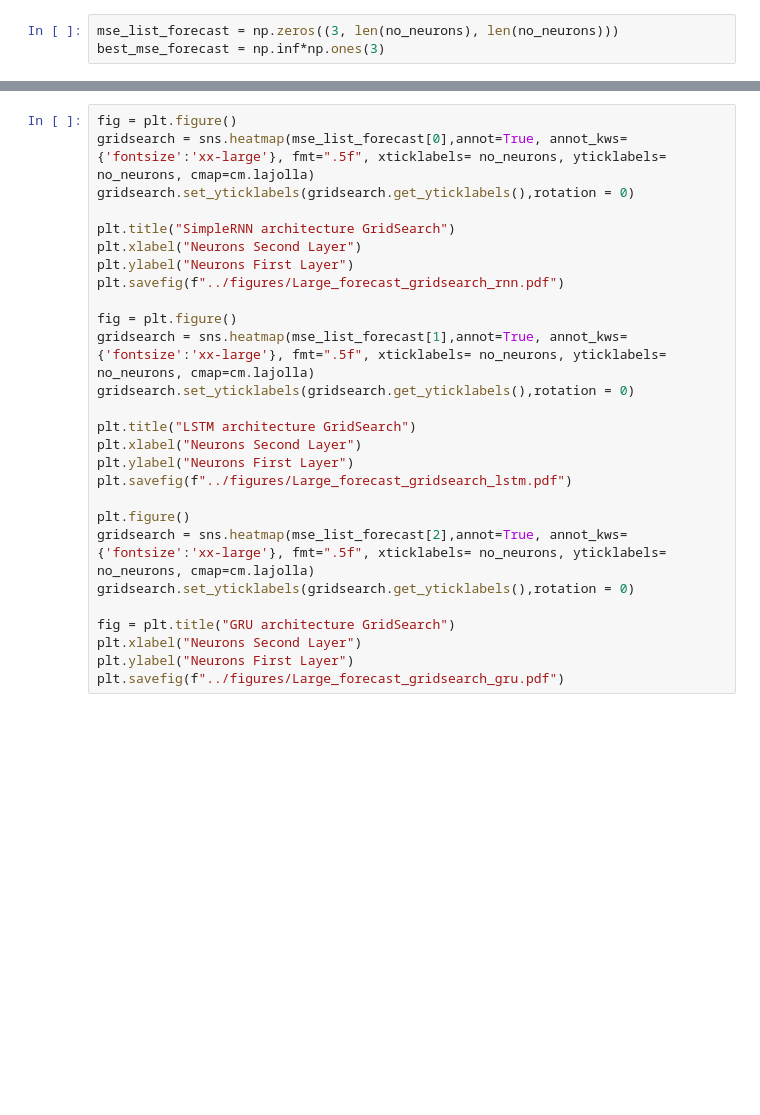
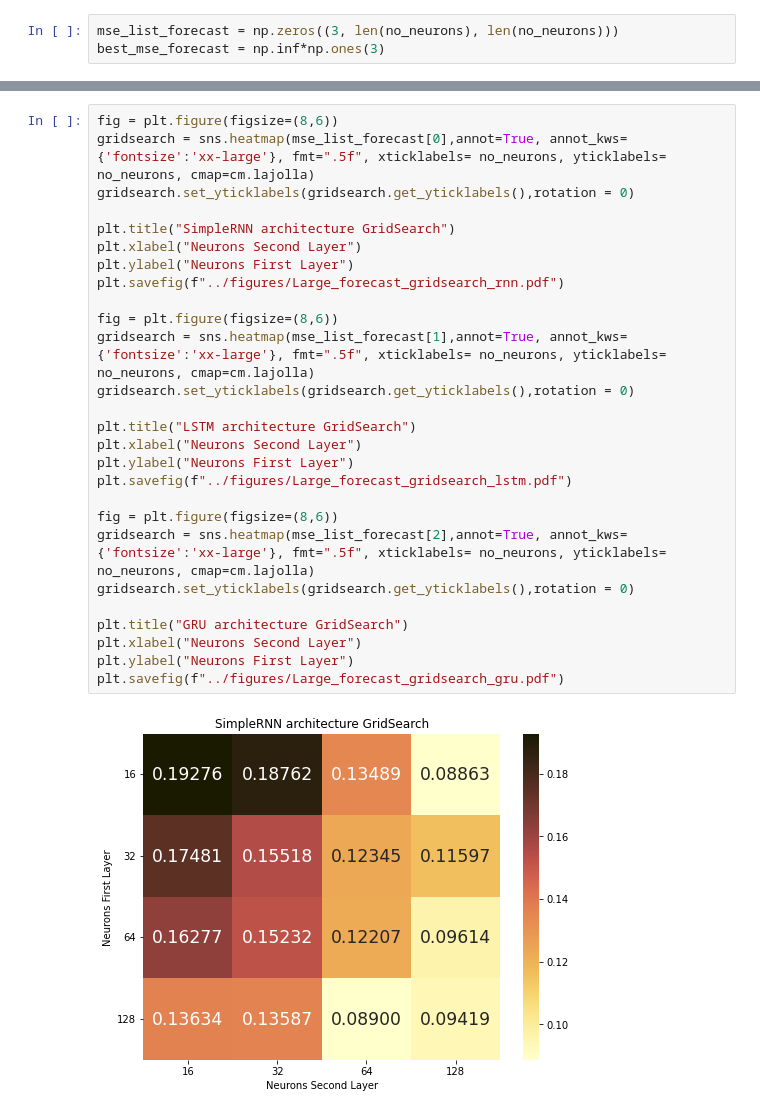
Before and after one commit to AndreasBordvik/FYS-STK4155-Prj3_report, a Jupyter notebook: code/seqtoseq_girdsearch_multivariate.ipynb, the cells around one changed output, grey strips where cells are left out. Cells and saved outputs as stored; diff of their text form; blank space fills up the shorter version.

```diff
--- a/code/seqtoseq_girdsearch_multivariate.ipynb
+++ b/code/seqtoseq_girdsearch_multivariate.ipynb
@@ -448,27 +532,29 @@ print(best_mse_forecast)
 # %%
-fig = plt.figure()
+fig = plt.figure(figsize=(8,6))
 gridsearch = sns.heatmap(mse_list_forecast[0],annot=True, annot_kws={'fontsize':'xx-large'}, fmt=".5f", xticklabels= no_neurons, yticklabels= no_neurons, cmap=cm.lajolla)
 gridsearch.set_yticklabels(gridsearch.get_yticklabels(),rotation = 0)
 
 plt.title("SimpleRNN architecture GridSearch")
 plt.xlabel("Neurons Second Layer")
 plt.ylabel("Neurons First Layer")
 plt.savefig(f"../figures/Large_forecast_gridsearch_rnn.pdf")
 
-fig = plt.figure()
+fig = plt.figure(figsize=(8,6))
 gridsearch = sns.heatmap(mse_list_forecast[1],annot=True, annot_kws={'fontsize':'xx-large'}, fmt=".5f", xticklabels= no_neurons, yticklabels= no_neurons, cmap=cm.lajolla)
 gridsearch.set_yticklabels(gridsearch.get_yticklabels(),rotation = 0)
 
 plt.title("LSTM architecture GridSearch")
 plt.xlabel("Neurons Second Layer")
 plt.ylabel("Neurons First Layer")
 plt.savefig(f"../figures/Large_forecast_gridsearch_lstm.pdf")
 
-plt.figure()
+fig = plt.figure(figsize=(8,6))
 gridsearch = sns.heatmap(mse_list_forecast[2],annot=True, annot_kws={'fontsize':'xx-large'}, fmt=".5f", xticklabels= no_neurons, yticklabels= no_neurons, cmap=cm.lajolla)
 gridsearch.set_yticklabels(gridsearch.get_yticklabels(),rotation = 0)
 
-fig = plt.title("GRU architecture GridSearch")
+plt.title("GRU architecture GridSearch")
 plt.xlabel("Neurons Second Layer")
 plt.ylabel("Neurons First Layer")
 plt.savefig(f"../figures/Large_forecast_gridsearch_gru.pdf")
+# %% [output]
+[figure, added]
```
Also changed, not shown: parts of 8 cells of this notebook, 10 other files.
